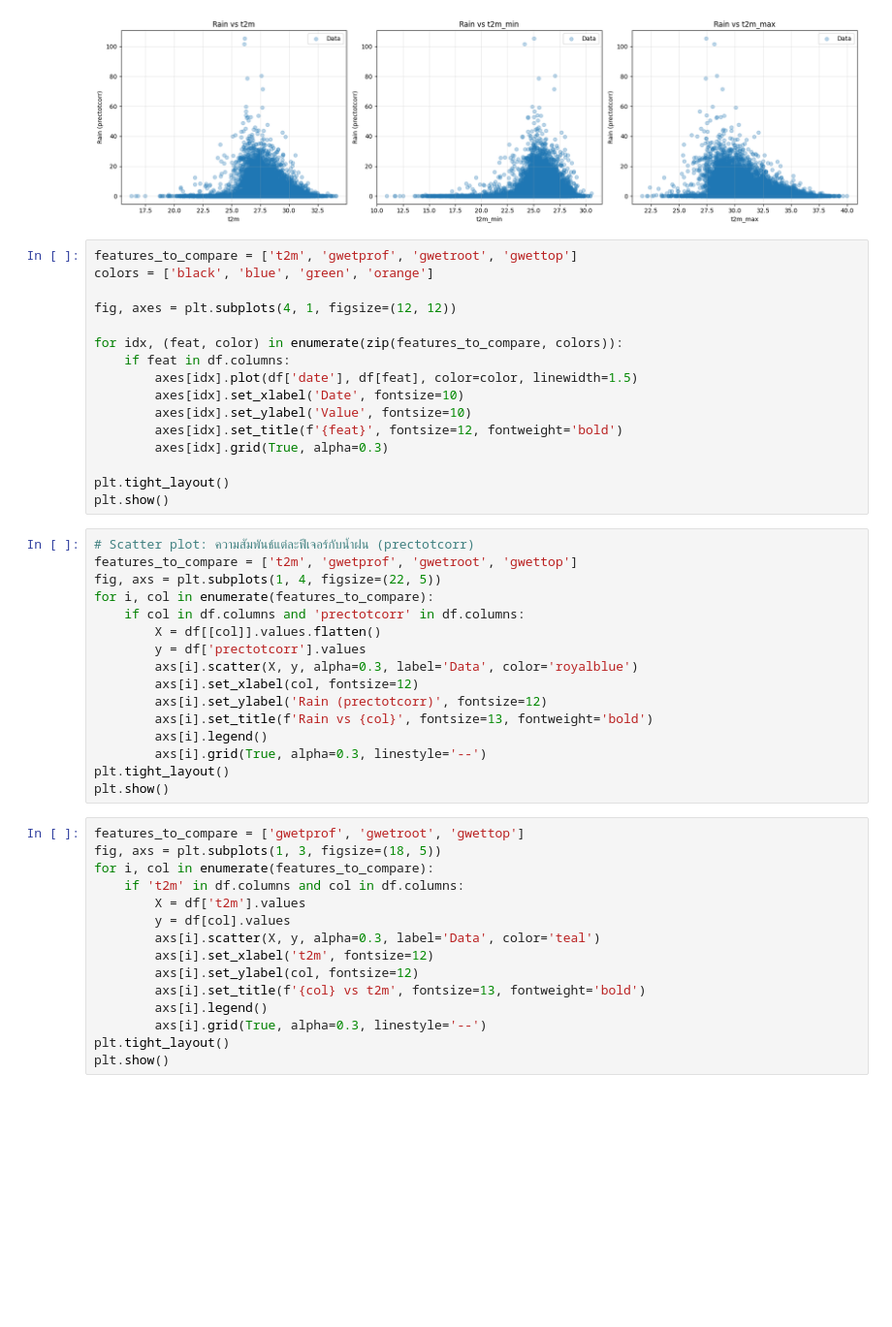
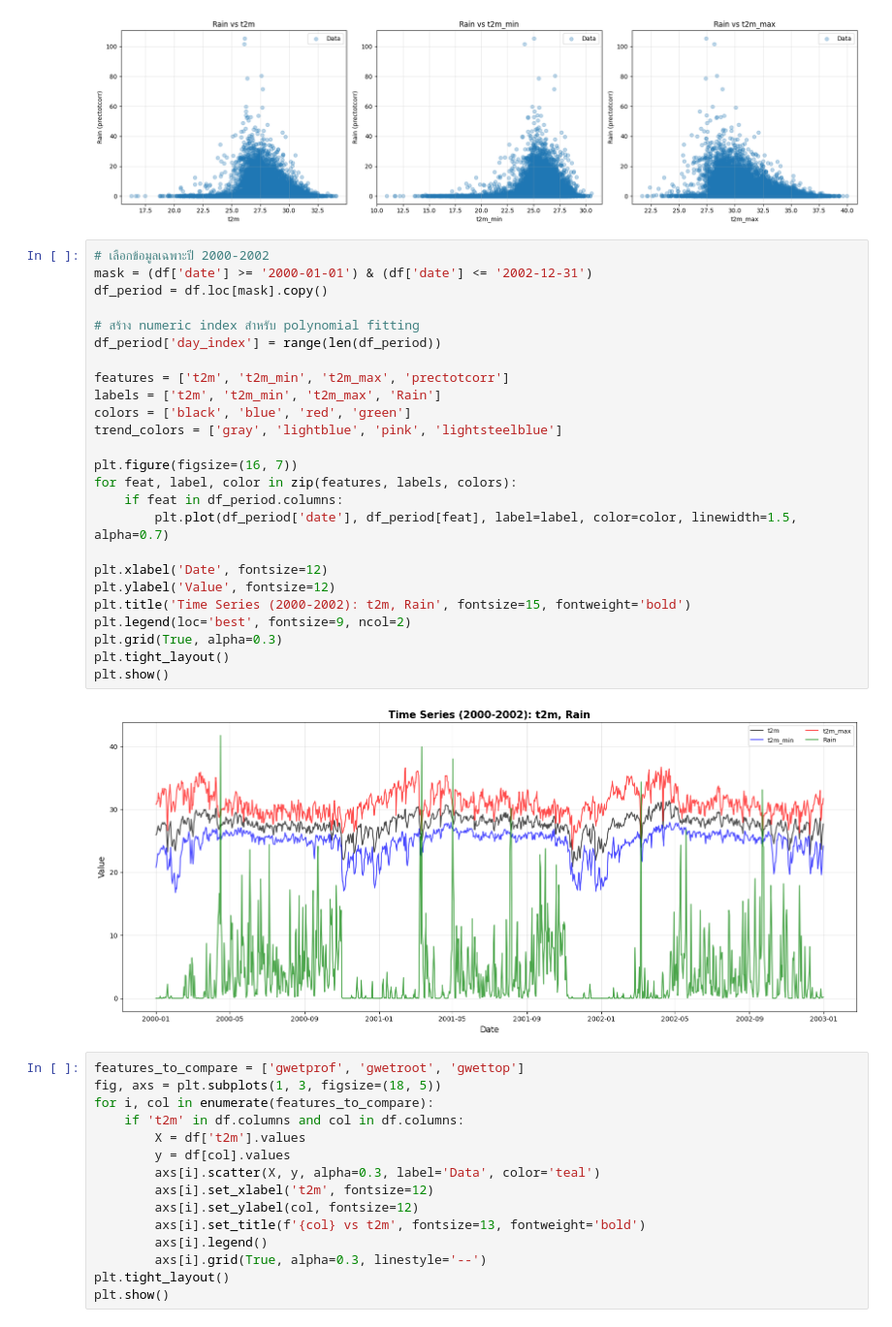
Before and after one commit to farlos3/Climate-Change-Analysis, a Jupyter notebook: Notebook/analysis.ipynb, the cells around one changed output. Shown at 97% size. Saved outputs shown, nothing was run; the diff lists cells and outputs as text; blank space fills up the shorter version.

Commit message:
Use time series to analysis

```diff
--- a/Notebook/analysis.ipynb
+++ b/Notebook/analysis.ipynb
@@ -91,38 +91,33 @@ plt.tight_layout()
 plt.show()
 # %% [output]
 [figure]
-# %%
-features_to_compare = ['t2m', 'gwetprof', 'gwetroot', 'gwettop']
-colors = ['black', 'blue', 'green', 'orange']
-
-fig, axes = plt.subplots(4, 1, figsize=(12, 12))
-
-for idx, (feat, color) in enumerate(zip(features_to_compare, colors)):
-    if feat in df.columns:
-        axes[idx].plot(df['date'], df[feat], color=color, linewidth=1.5)
-        axes[idx].set_xlabel('Date', fontsize=10)
-        axes[idx].set_ylabel('Value', fontsize=10)
-        axes[idx].set_title(f'{feat}', fontsize=12, fontweight='bold')
-        axes[idx].grid(True, alpha=0.3)
-
-plt.tight_layout()
-plt.show()
-# %%
-# Scatter plot: ความสัมพันธ์แต่ละฟีเจอร์กับน้ำฝน (prectotcorr)
-features_to_compare = ['t2m', 'gwetprof', 'gwetroot', 'gwettop']
-fig, axs = plt.subplots(1, 4, figsize=(22, 5))
-for i, col in enumerate(features_to_compare):
-    if col in df.columns and 'prectotcorr' in df.columns:
-        X = df[[col]].values.flatten()
-        y = df['prectotcorr'].values
-        axs[i].scatter(X, y, alpha=0.3, label='Data', color='royalblue')
-        axs[i].set_xlabel(col, fontsize=12)
-        axs[i].set_ylabel('Rain (prectotcorr)', fontsize=12)
-        axs[i].set_title(f'Rain vs {col}', fontsize=13, fontweight='bold')
-        axs[i].legend()
-        axs[i].grid(True, alpha=0.3, linestyle='--')
-plt.tight_layout()
-plt.show()
+# %%
+# เลือกข้อมูลเฉพาะปี 2000-2002
+mask = (df['date'] >= '2000-01-01') & (df['date'] <= '2002-12-31')
+df_period = df.loc[mask].copy()
+
+# สร้าง numeric index สำหรับ polynomial fitting
+df_period['day_index'] = range(len(df_period))
+
+features = ['t2m', 't2m_min', 't2m_max', 'prectotcorr']
+labels = ['t2m', 't2m_min', 't2m_max', 'Rain']
+colors = ['black', 'blue', 'red', 'green']
+trend_colors = ['gray', 'lightblue', 'pink', 'lightsteelblue']
+
+plt.figure(figsize=(16, 7))
+for feat, label, color in zip(features, labels, colors):
+    if feat in df_period.columns:
+        plt.plot(df_period['date'], df_period[feat], label=label, color=color, linewidth=1.5, alpha=0.7)
+
+plt.xlabel('Date', fontsize=12)
+plt.ylabel('Value', fontsize=12)
+plt.title('Time Series (2000-2002): t2m, Rain', fontsize=15, fontweight='bold')
+plt.legend(loc='best', fontsize=9, ncol=2)
+plt.grid(True, alpha=0.3)
+plt.tight_layout()
+plt.show()
+# %% [output]
+[figure, added]
 # %%
 features_to_compare = ['gwetprof', 'gwetroot', 'gwettop']
 fig, axs = plt.subplots(1, 3, figsize=(18, 5))
```
Also changed, not shown: parts of 7 cells of this notebook.
